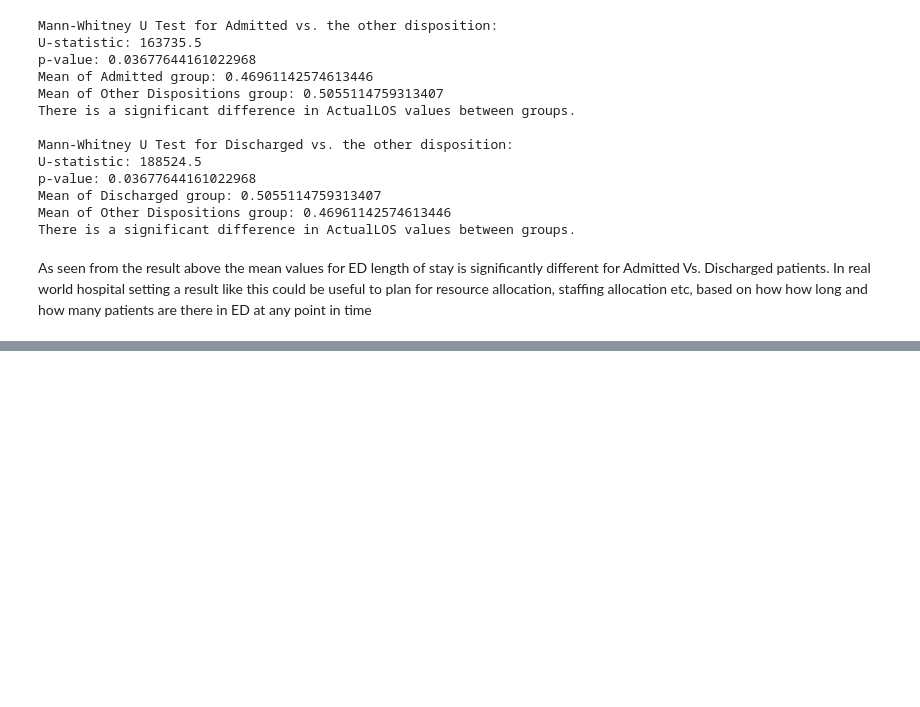
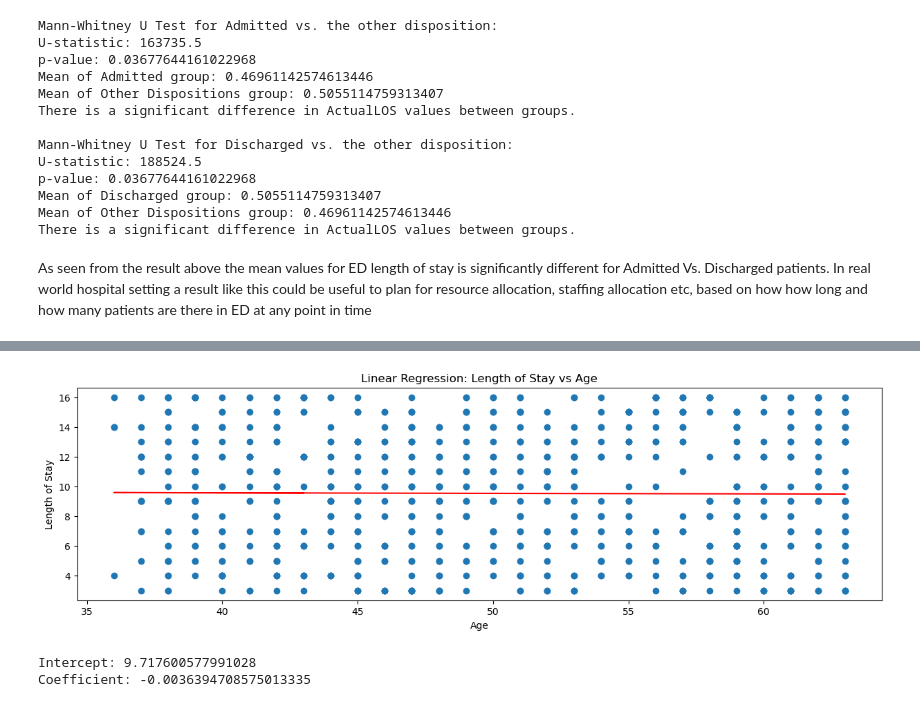
Before and after one commit to akilarvn/Python-Hackathon, a Jupyter notebook: DataEagles_ExtraQuestions.ipynb, the cells around one changed output, grey strips where cells are left out. Drawn from its saved outputs; the diff is of its cells as text; code cells hidden in the pictures; blank space fills up the shorter version.

```diff
--- a/DataEagles_ExtraQuestions.ipynb
+++ b/DataEagles_ExtraQuestions.ipynb
@@ -676,0 +872,23 @@ how long and how many patients are there in ED at any point in time
+# %%
+import numpy as np
+from sklearn.linear_model import LinearRegression
+import matplotlib.pyplot as plt
+current_year = pd.Timestamp.now().year
+Patients['Age'] = current_year - Patients['DateOfBirth'].dt.year
+merged_data = pd.merge(ReadmissionRegistry, Patients, on='PatientID', how='left')
+X = merged_data['Age'].values.reshape(-1, 1)
+y = merged_data['LengthOfStay'].values
+regressor = LinearRegression()
+regressor.fit(X, y)
+plt.scatter(X, y)
+plt.plot(X, regressor.predict(X), color='red')
+plt.xlabel('Age')
+plt.ylabel('Length of Stay')
+plt.title('Linear Regression: Length of Stay vs Age')
+plt.show()
+print("Intercept:", regressor.intercept_)
+print("Coefficient:", regressor.coef_[0])
+# %% [output]
+[figure, added]
+Intercept: 9.717600577991028
+Coefficient: -0.0036394708575013335
```
Also changed, not shown: parts of 37 cells of this notebook.
